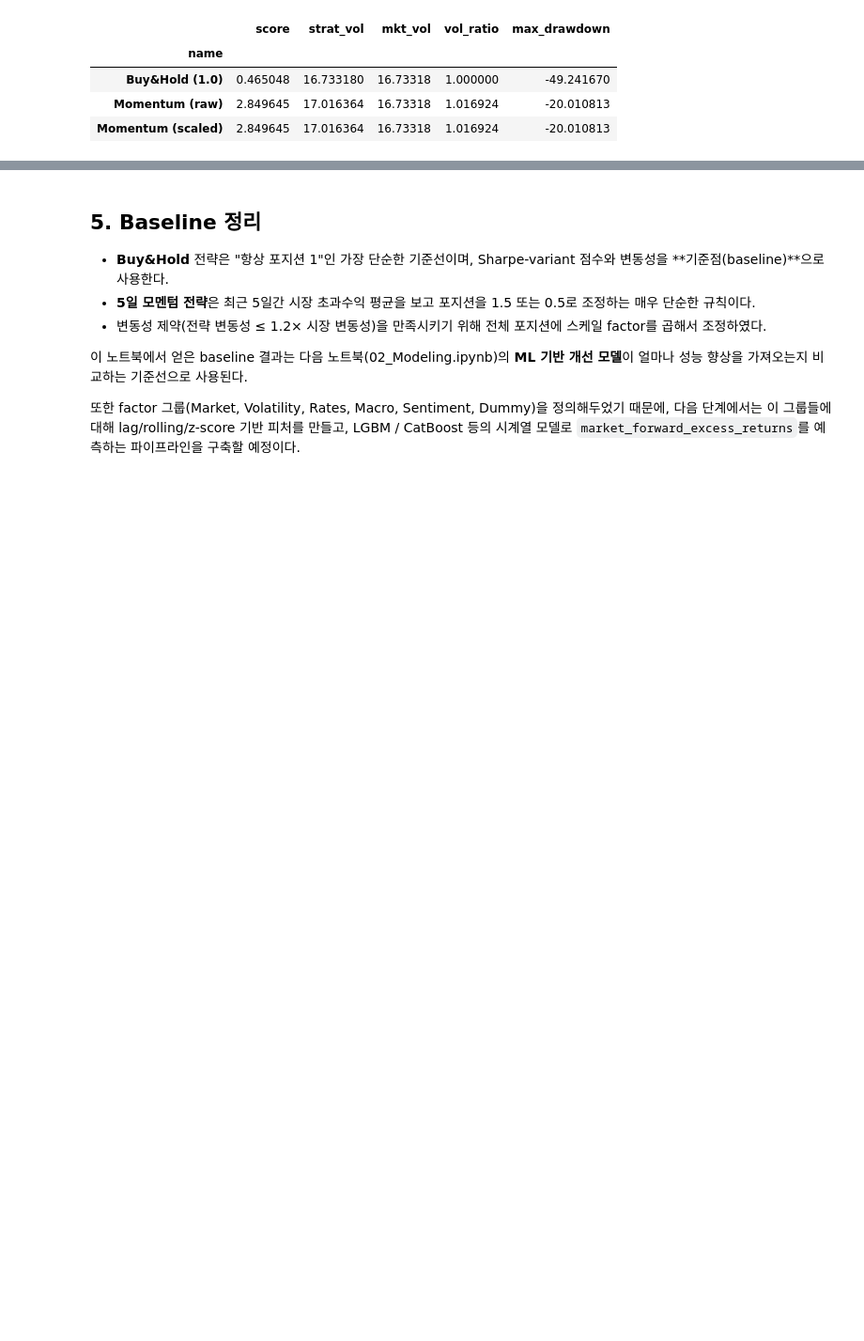
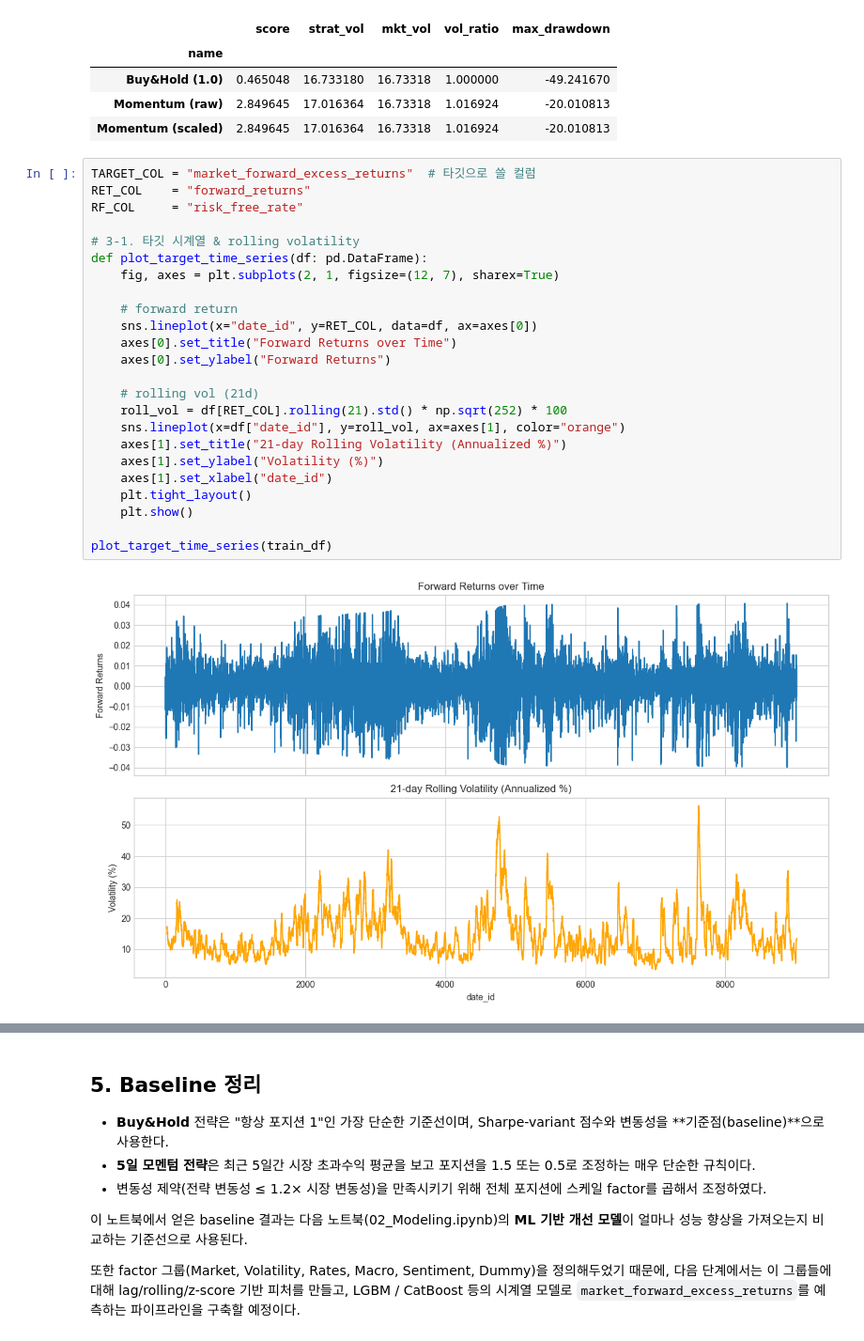
Before and after one commit to MachineLearningProject-2025/proj4, a Jupyter notebook: notebooks/01_eda_baseline.ipynb, the cells around one changed output, grey strips where cells are left out. Shown: that part at 94% size. Cells and saved outputs as stored; diff of their text form; blank space fills up the shorter version.

```diff
--- a/notebooks/01_eda_baseline.ipynb
+++ b/notebooks/01_eda_baseline.ipynb
@@ -433,3 +433,29 @@ summary.set_index("name")
 | Buy&Hold (1.0) | 0.465048 | 16.733180 | 16.73318 | 1.000000 | -49.241670 |
 | Momentum (raw) | 2.849645 | 17.016364 | 16.73318 | 1.016924 | -20.010813 |
 | Momentum (scaled) | 2.849645 | 17.016364 | 16.73318 | 1.016924 | -20.010813 |
+# %%
+TARGET_COL = "market_forward_excess_returns"  # 타깃으로 쓸 컬럼
+RET_COL    = "forward_returns"
+RF_COL     = "risk_free_rate"
+
+# 3-1. 타깃 시계열 & rolling volatility
+def plot_target_time_series(df: pd.DataFrame):
+    fig, axes = plt.subplots(2, 1, figsize=(12, 7), sharex=True)
+
+    # forward return
+    sns.lineplot(x="date_id", y=RET_COL, data=df, ax=axes[0])
+    axes[0].set_title("Forward Returns over Time")
+    axes[0].set_ylabel("Forward Returns")
+
+    # rolling vol (21d)
+    roll_vol = df[RET_COL].rolling(21).std() * np.sqrt(252) * 100
+    sns.lineplot(x=df["date_id"], y=roll_vol, ax=axes[1], color="orange")
+    axes[1].set_title("21-day Rolling Volatility (Annualized %)")
+    axes[1].set_ylabel("Volatility (%)")
+    axes[1].set_xlabel("date_id")
+    plt.tight_layout()
+    plt.show()
+
+plot_target_time_series(train_df)
+# %% [output]
+[figure, added]
```
Also changed, not shown: parts of 6 cells of this notebook, 29 other files.
